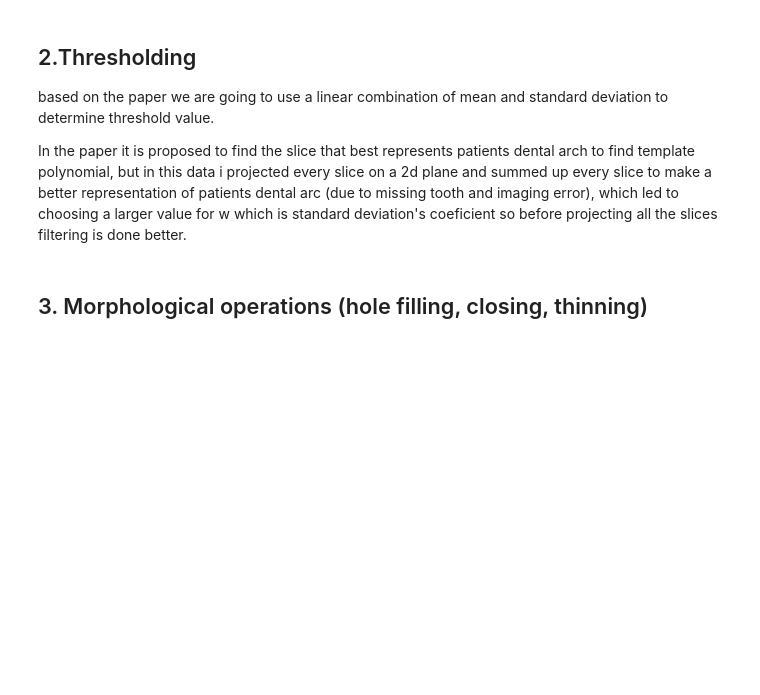
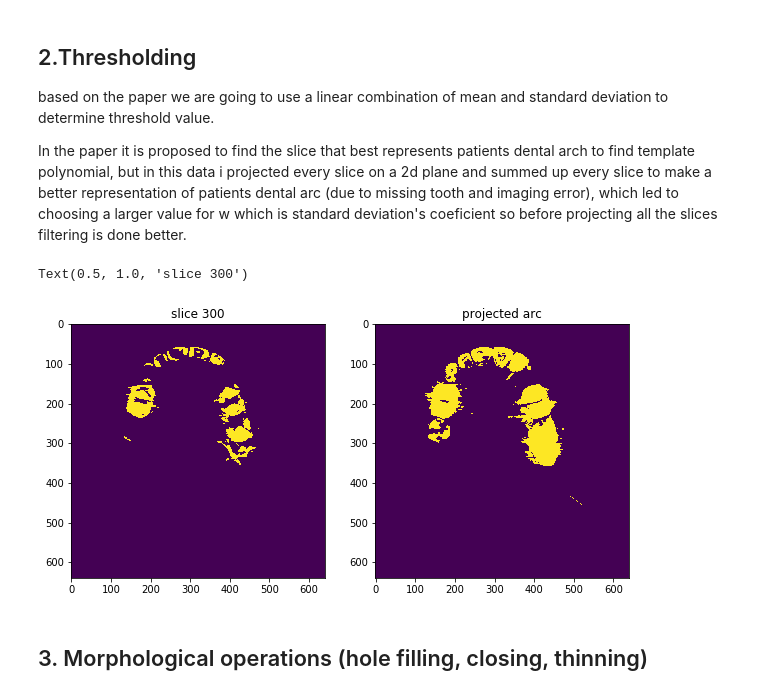
Before and after one commit to pariyamd/CBCT-to-OPG, a Jupyter notebook: first-approach.ipynb, the cells around one changed output. Saved outputs shown, nothing was run; the diff lists cells and outputs as text; code cells hidden in the pictures; blank space fills up the shorter version.

```diff
--- a/first-approach.ipynb
+++ b/first-approach.ipynb
@@ -120,27 +122,30 @@ based on the paper we are going to use a linear combination of mean and standard
 In the paper it is proposed to find the slice that best represents patients dental arch to find template polynomial, but in this data i projected every slice on a 2d plane and summed up every slice to make a better representation of patients dental arc (due to missing tooth and imaging error), which led to choosing a larger value for w which is standard deviation's coeficient so before projecting all the slices filtering is done better.
 # %%
 #Thresholding
-T = mu +3.8*sigma
+T = mu +3*sigma
 # %%
-from copy import deepcopy
+
 img=deepcopy(img3d)
 img[img3d>T]=1
 img[img3d<T]=0
 #add slices 200 and the rest by second axis
-img_proj=np.sum(img[:,:,200:335],axis=2)
+img_proj=np.sum(img[:,:,:335],axis=2)
 img_proj[img_proj>0]=1
 
 #comparison
 TP=mu+3*sigma
 img_p=deepcopy(img3d)
 img_p[img3d>TP]=1
 img_p[img3d<TP]=0
 
 fig,axs=plt.subplots(1,2,figsize=(10,5))
 axs[1].imshow(img_proj)
 axs[1].set_title("projected arc")
 axs[0].imshow(img_p[:,:,300])
 axs[0].set_title("slice 300")
+# %% [output]
+Text(0.5, 1.0, 'slice 300')
+[figure, added]
 # %%
 def plot_comparison(original, filtered, filter_name):
 
```
Also changed, not shown: parts of 24 cells of this notebook.
